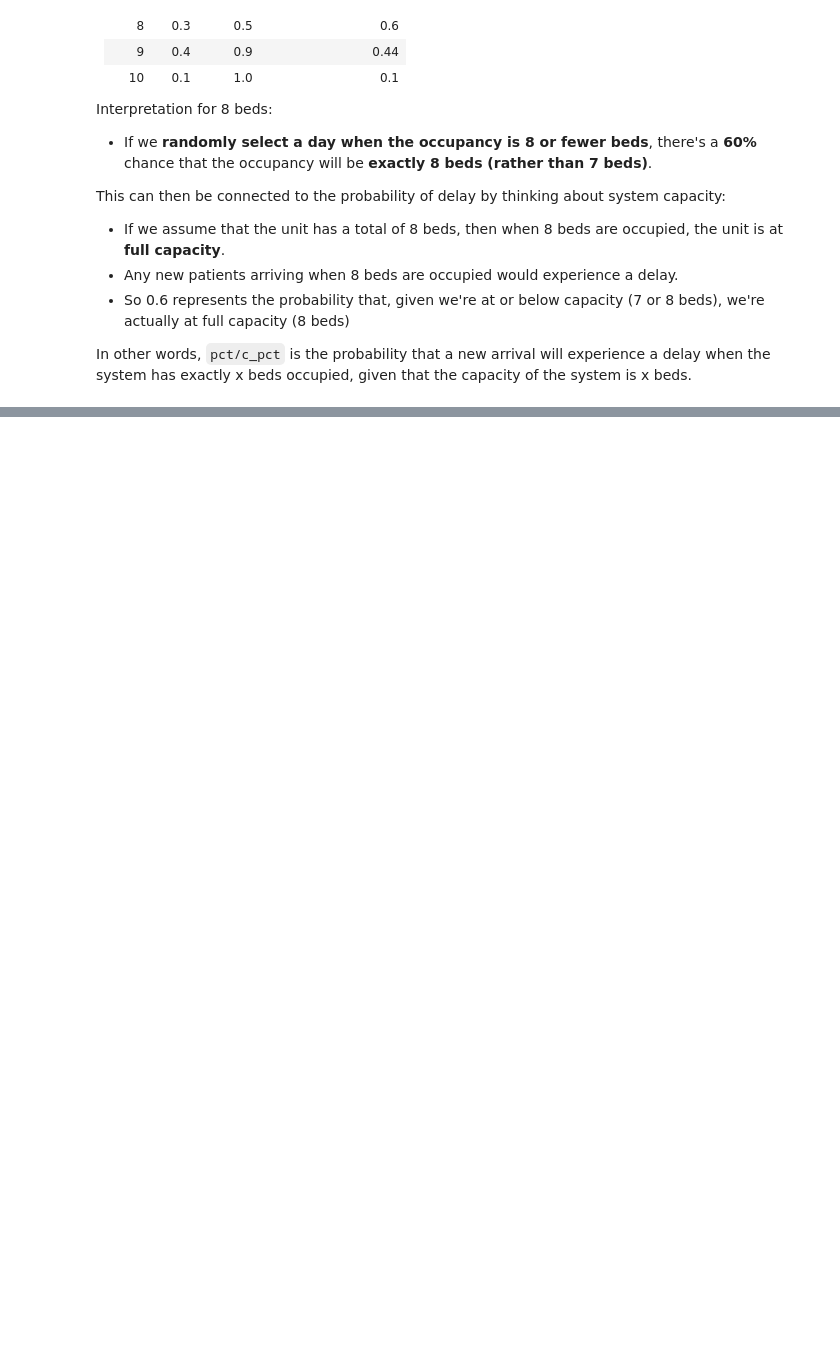
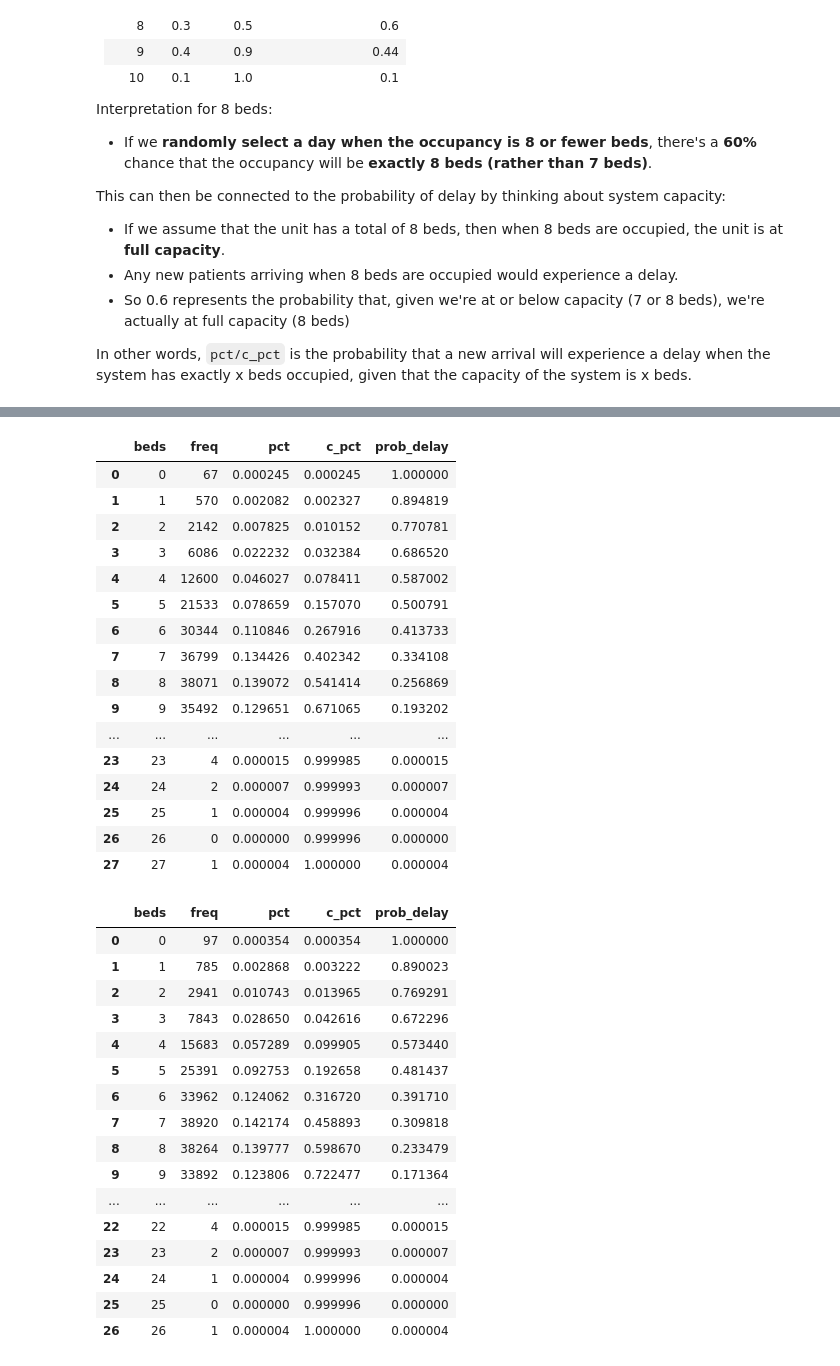
Before and after one commit to pythonhealthdatascience/pydesrap_stroke, a Jupyter notebook: notebooks/analysis.ipynb, the cells around one changed output, grey strips where cells are left out. Saved outputs shown, nothing was run; the diff lists cells and outputs as text; code cells hidden in the pictures; blank space fills up the shorter version.

Commit message:
feat(analysis): add scenario 1 and table 2

```diff
--- a/notebooks/analysis.ipynb
+++ b/notebooks/analysis.ipynb
@@ -40,7 +40,7 @@ OUTPUT_DIR = "../outputs/"
 runner = Runner(param=Param(cores=9))
 
 # Run the model for 150 replications
-rep_results, overall_results = runner.run_reps()
+base_reps, base_overall = runner.run_reps()
 # %% [markdown]
 ### Figure 1
 
@@ -201,0 +208,22 @@ plot_delay_prob(overall_results["rehab"], unit="rehab",
+# %%
+def increase_by_5_percent(params_dict):
+    """
+    Helper function to increase all attributes of a class by 5%.
+
+    Parameters
+    ----------
+    params_dict: dict
+        Dictionary of parameters.
+    """
+    return {k: v * 1.05 for k, v in params_dict.items() if k != '_initialised'}
+
+
+# Apply 5% increase to inter-arrival parameters
+s1_param = Param(
+    ASUArrivals(**increase_by_5_percent(vars(ASUArrivals()))),
+    RehabArrivals(**increase_by_5_percent(vars(RehabArrivals()))),
+    cores=9
+)
+
+print(vars(s1_param.asu_arrivals))
+print(vars(s1_param.rehab_arrivals))
@@ -201,0 +233,4 @@ plot_delay_prob(overall_results["rehab"], unit="rehab",
+# %%
+# Run the model for 150 replications
+runner = Runner(param=s1_param)
+s1_reps, s1_overall = runner.run_reps()
@@ -201,0 +243,39 @@ plot_delay_prob(overall_results["rehab"], unit="rehab",
+# %%
+# View the full results from the base and scenario for the ASU
+display(base_overall["asu"])
+display(s1_overall["asu"])
+# %% [output]
+|  | beds | freq | pct | c_pct | prob_delay |
+| 0 | 0 | 67 | 0.000245 | 0.000245 | 1.000000 |
+| 1 | 1 | 570 | 0.002082 | 0.002327 | 0.894819 |
+| 2 | 2 | 2142 | 0.007825 | 0.010152 | 0.770781 |
+| 3 | 3 | 6086 | 0.022232 | 0.032384 | 0.686520 |
+| 4 | 4 | 12600 | 0.046027 | 0.078411 | 0.587002 |
+| 5 | 5 | 21533 | 0.078659 | 0.157070 | 0.500791 |
+| 6 | 6 | 30344 | 0.110846 | 0.267916 | 0.413733 |
+| 7 | 7 | 36799 | 0.134426 | 0.402342 | 0.334108 |
+| 8 | 8 | 38071 | 0.139072 | 0.541414 | 0.256869 |
+| 9 | 9 | 35492 | 0.129651 | 0.671065 | 0.193202 |
+| ... | ... | ... | ... | ... | ... |
+| 23 | 23 | 4 | 0.000015 | 0.999985 | 0.000015 |
+| 24 | 24 | 2 | 0.000007 | 0.999993 | 0.000007 |
+| 25 | 25 | 1 | 0.000004 | 0.999996 | 0.000004 |
+| 26 | 26 | 0 | 0.000000 | 0.999996 | 0.000000 |
+| 27 | 27 | 1 | 0.000004 | 1.000000 | 0.000004 |
+|  | beds | freq | pct | c_pct | prob_delay |
+| 0 | 0 | 97 | 0.000354 | 0.000354 | 1.000000 |
+| 1 | 1 | 785 | 0.002868 | 0.003222 | 0.890023 |
+| 2 | 2 | 2941 | 0.010743 | 0.013965 | 0.769291 |
+| 3 | 3 | 7843 | 0.028650 | 0.042616 | 0.672296 |
+| 4 | 4 | 15683 | 0.057289 | 0.099905 | 0.573440 |
+| 5 | 5 | 25391 | 0.092753 | 0.192658 | 0.481437 |
+| 6 | 6 | 33962 | 0.124062 | 0.316720 | 0.391710 |
+| 7 | 7 | 38920 | 0.142174 | 0.458893 | 0.309818 |
+| 8 | 8 | 38264 | 0.139777 | 0.598670 | 0.233479 |
+| 9 | 9 | 33892 | 0.123806 | 0.722477 | 0.171364 |
+| ... | ... | ... | ... | ... | ... |
+| 22 | 22 | 4 | 0.000015 | 0.999985 | 0.000015 |
+| 23 | 23 | 2 | 0.000007 | 0.999993 | 0.000007 |
+| 24 | 24 | 1 | 0.000004 | 0.999996 | 0.000004 |
+| 25 | 25 | 0 | 0.000000 | 0.999996 | 0.000000 |
+| 26 | 26 | 1 | 0.000004 | 1.000000 | 0.000004 |
```
Also changed, not shown: parts of 11 cells of this notebook.
